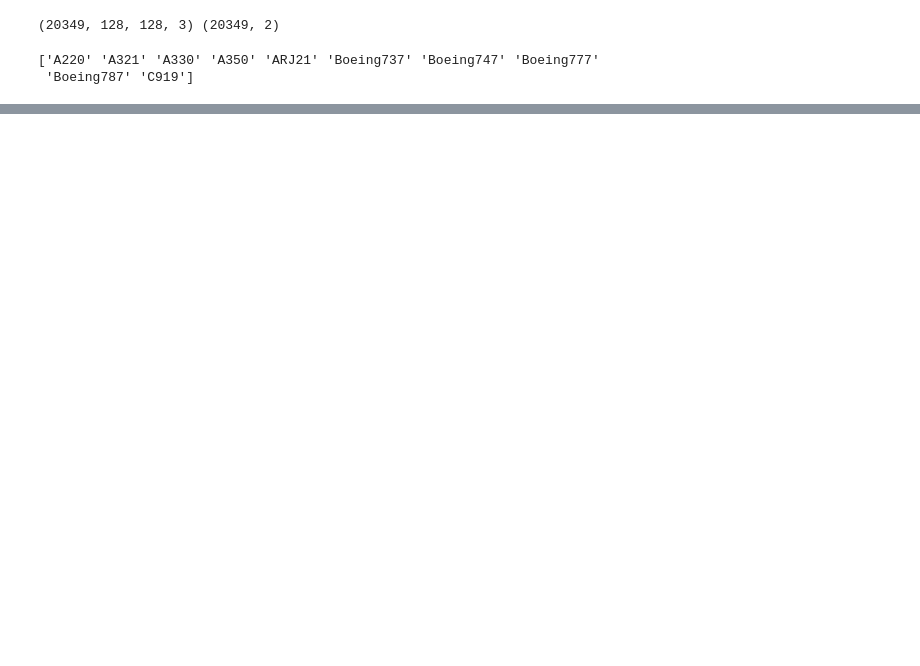
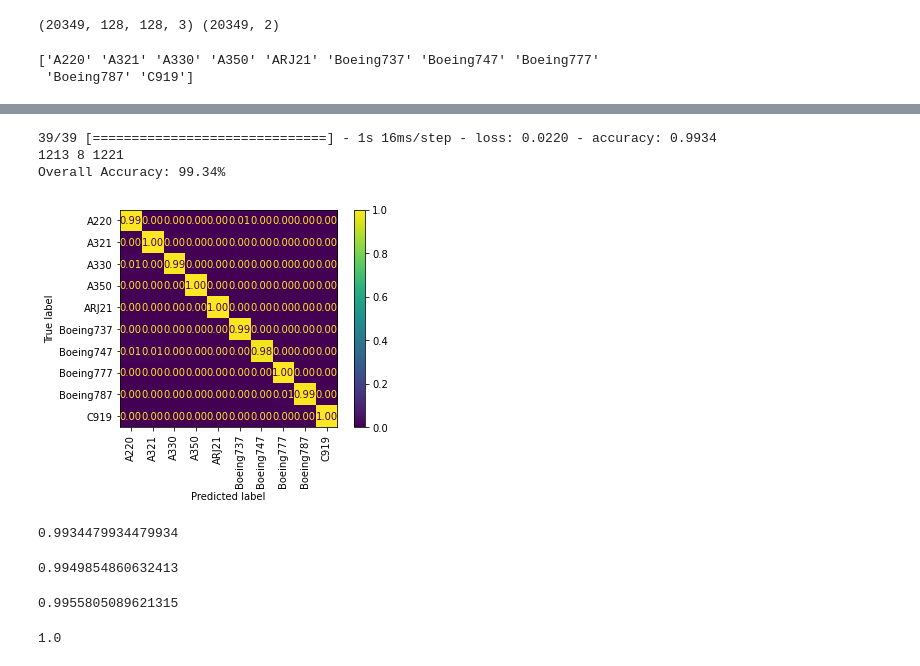
Before and after one commit to Ellislee1/SatelliteAircraftRecognition, a Jupyter notebook: Aircraft Recognition.ipynb, the cells around one changed output, grey strips where cells are left out. Cells and saved outputs as stored; diff of their text form; code cells hidden in the pictures; blank space fills up the shorter version.

```diff
--- a/Aircraft Recognition.ipynb
+++ b/Aircraft Recognition.ipynb
@@ -187,0 +189,38 @@ INFO:tensorflow:Assets written to: 90p-accuracy/assets
+# %%
+model.model.load_weights('95-accuracy.h5')
+model.model.evaluate(X_val, y_val)
+preds = model.model.predict(X_val)
+p = np.argmax(preds, axis=1)
+
+correct = 0
+
+for i in range(len(p)):
+    if p[i] == y_val[i]:
+        correct += 1
+print(correct, len(p)-correct, len(p))
+print(f'Overall Accuracy: {((correct/len(p))*100):.2f}%')
+
+cm = confusion_matrix(y_val,p, normalize='true')
+disp = ConfusionMatrixDisplay(confusion_matrix=cm,display_labels=le.classes_)
+d = disp.plot(xticks_rotation='vertical', values_format='.2f')
+# %% [output]
+39/39 [==============================] - 1s 16ms/step - loss: 0.0220 - accuracy: 0.9934
+1213 8 1221
+Overall Accuracy: 99.34%
+[figure, added]
+# %%
+accuracy_score(y_val, p)
+# %% [output]
+0.9934479934479934
+# %%
+f1_score(y_val, p, average='macro')
+# %% [output]
+0.9949854860632413
+# %%
+precision_score(y_val,p, average='macro')
+# %% [output]
+0.9955805089621315
+# %%
+top_k_accuracy_score(y_val, preds, k=3)
+# %% [output]
+1.0
```
Also changed, not shown: parts of 11 cells of this notebook, 9 other files.
